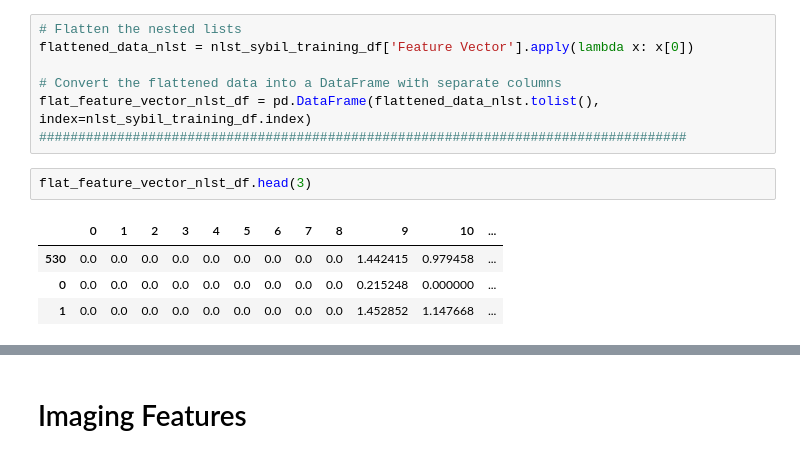
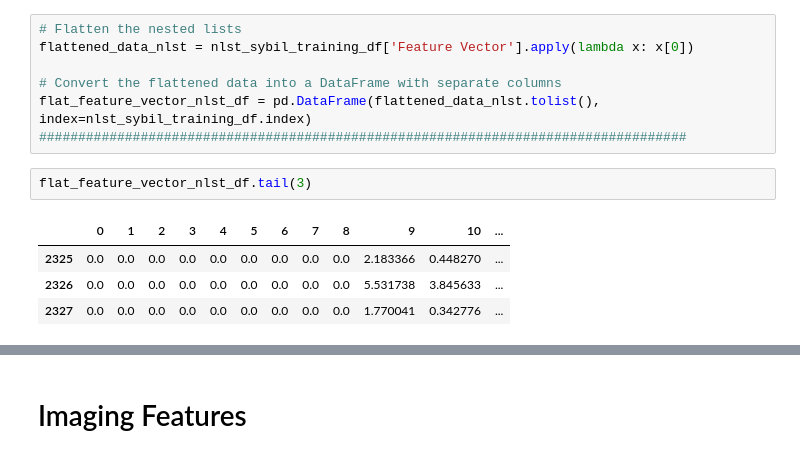
Before and after one commit to leonardgarcia90/Sybil-Project, a Jupyter notebook: Sybil ML Training.ipynb, the cells around one changed output, grey strips where cells are left out. Saved outputs shown, nothing was run; the diff lists cells and outputs as text.

```diff
--- a/Sybil ML Training.ipynb
+++ b/Sybil ML Training.ipynb
@@ -2606,9 +2624,9 @@ flattened_data_nlst = nlst_sybil_training_df['Feature Vector'].apply(lambda x: x
 flat_feature_vector_nlst_df = pd.DataFrame(flattened_data_nlst.tolist(), index=nlst_sybil_training_df.index)
 ###################################################################################
 # %%
-flat_feature_vector_nlst_df.head(3)
+flat_feature_vector_nlst_df.tail(3)
 # %% [output]
 |  | 0 | 1 | 2 | 3 | 4 | 5 | 6 | 7 | 8 | 9 | 10 | ... |
-| 530 | 0.0 | 0.0 | 0.0 | 0.0 | 0.0 | 0.0 | 0.0 | 0.0 | 0.0 | 1.442415 | 0.979458 | ... |
-| 0 | 0.0 | 0.0 | 0.0 | 0.0 | 0.0 | 0.0 | 0.0 | 0.0 | 0.0 | 0.215248 | 0.000000 | ... |
-| 1 | 0.0 | 0.0 | 0.0 | 0.0 | 0.0 | 0.0 | 0.0 | 0.0 | 0.0 | 1.452852 | 1.147668 | ... |
+| 2325 | 0.0 | 0.0 | 0.0 | 0.0 | 0.0 | 0.0 | 0.0 | 0.0 | 0.0 | 2.183366 | 0.448270 | ... |
+| 2326 | 0.0 | 0.0 | 0.0 | 0.0 | 0.0 | 0.0 | 0.0 | 0.0 | 0.0 | 5.531738 | 3.845633 | ... |
+| 2327 | 0.0 | 0.0 | 0.0 | 0.0 | 0.0 | 0.0 | 0.0 | 0.0 | 0.0 | 1.770041 | 0.342776 | ... |
```
Also changed, not shown: parts of 51 cells of this notebook, 1 other file.
